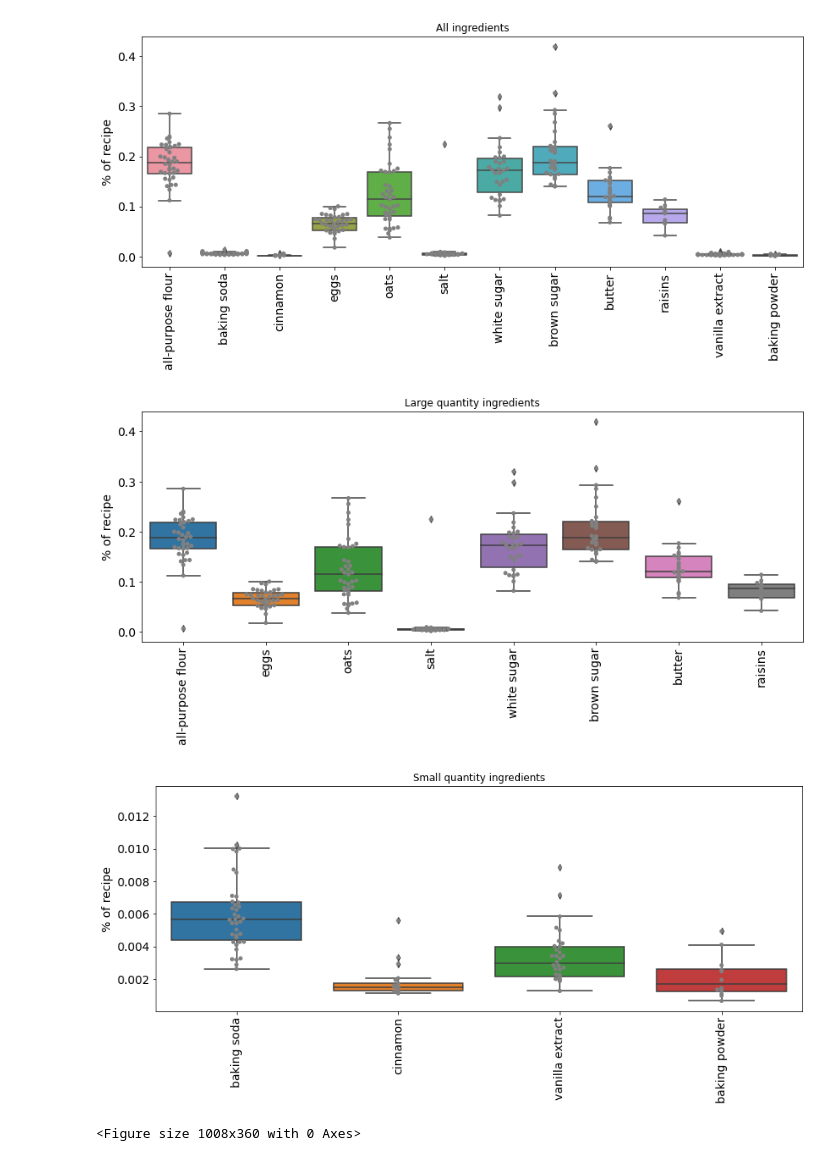
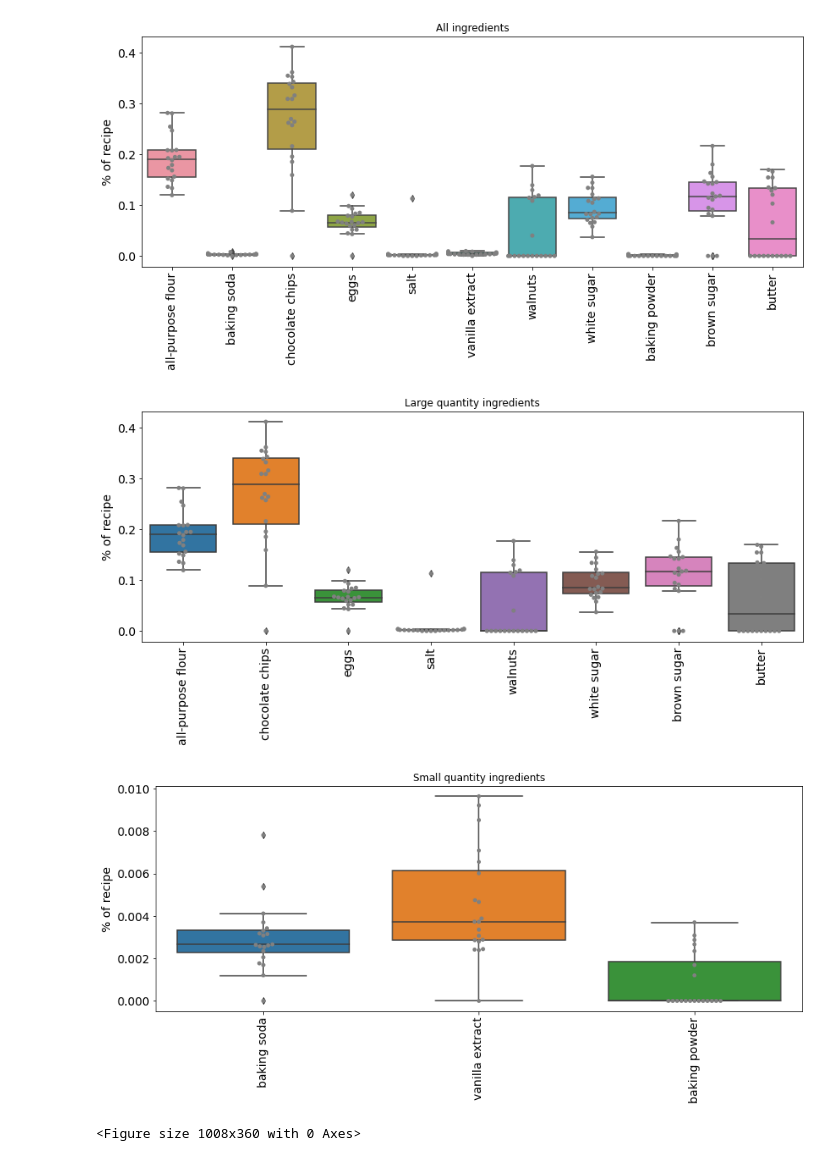
Before and after one commit to kiti15237/median_meal, a Jupyter notebook: recipe_averager.ipynb, the cells around one changed output. Cells and saved outputs as stored; diff of their text form; code cells hidden in the pictures.

Commit message:
fix issue with 0s and missing ingredients

```diff
--- a/recipe_averager.ipynb
+++ b/recipe_averager.ipynb
@@ -397,6 +375,7 @@ def getFinalRecipe(df_final, thresh = 0.9):
     # Ingredient should be present in at least x% of recipes
     keep = percent_recipes_present > thresh
     df_publish = df_final.loc[:, keep]
+    df_publish = df_publish.fillna(0)
 
     # Boxplot all ingredients
     boxplotIngredients(df_publish, title = "All ingredients")
@@ -473,7 +452,8 @@ name_conversions_inclusive = {
 # Input your file name here
 densities = loadDensities() # densities in g/cm^3
 unit_weights = loadWeights() # used for counts of things
-df = main("oatmeal_cookie_urls.txt")
+df = main("chocolate_chip_cookie_urls.txt")
 print("Recipes used: ", df.shape[0])
 print("Ingredients used: ", df.shape[1])
+print(df)
 # %% [output]
@@ -631,10 +605,10 @@ See the caveats in the documentation: https://pandas.pydata.org/pandas-docs/stab
 # %%
-recipe = getFinalRecipe(df, thresh = 0.25)# ingredient must be present in at least thresh% of recipes to be included in final
-recipe.to_csv("average_oatmeal_cookies.csv")
+recipe = getFinalRecipe(df, thresh = 0.30)# ingredient must be present in at least thresh% of recipes to be included in final
+recipe.to_csv("average_chocolate_chip_cookies.csv")
 # %% [output]
-[figure, old version]
+[figure, new version]
-[figure, old version]
+[figure, new version]
-[figure, old version]
+[figure, new version]
 <Figure size 1008x360 with 0 Axes>
 # %%
 recipe
```
Also changed, not shown: parts of 6 cells of this notebook, 2 other files.
